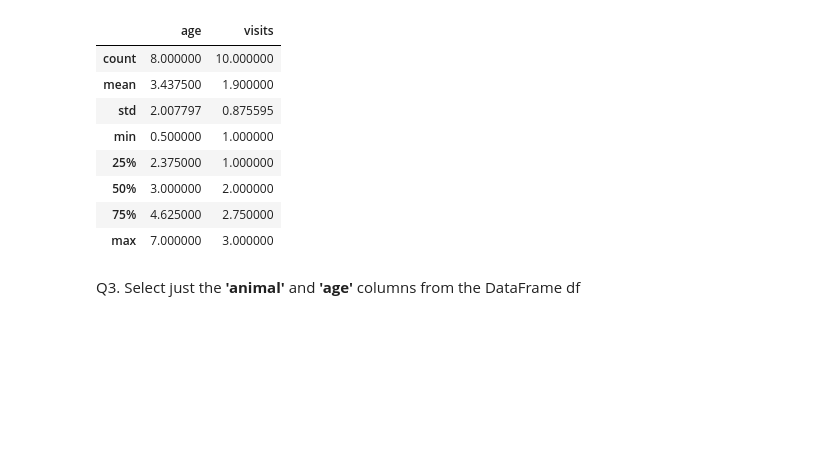
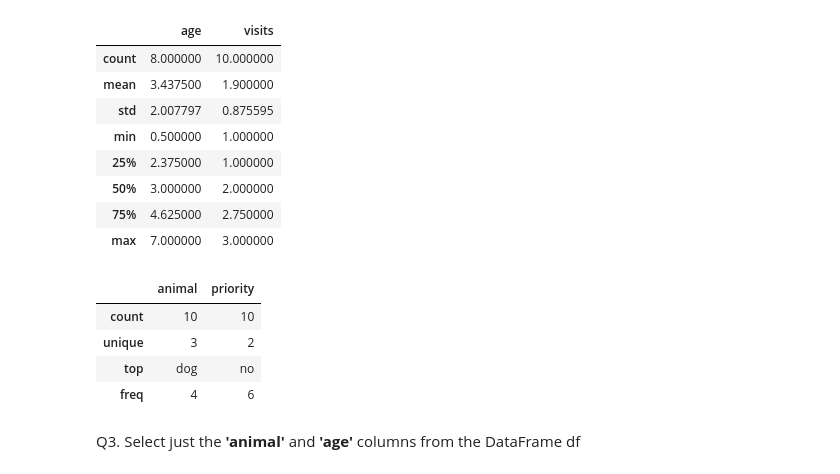
Before and after one commit to leeyt/aia-lab-python-tutorial, a Jupyter notebook: session_2.ipynb, the cells around one changed output. Drawn from its saved outputs; the diff is of its cells as text; code cells hidden in the pictures; blank space fills up the shorter version.

```diff
--- a/session_2.ipynb
+++ b/session_2.ipynb
@@ -717,6 +764,14 @@ df.describe()
 | 50% | 3.000000 | 2.000000 |
 | 75% | 4.625000 | 2.750000 |
 | max | 7.000000 | 3.000000 |
+# %%
+df.describe(include=[object])
+# %% [output]
+|  | animal | priority |
+| count | 10 | 10 |
+| unique | 3 | 2 |
+| top | dog | no |
+| freq | 4 | 6 |
 # %% [markdown]
 Q3. Select just the **'animal'** and **'age'** columns from the DataFrame df
 # %%
```
Also changed, not shown: parts of 52 cells of this notebook.
